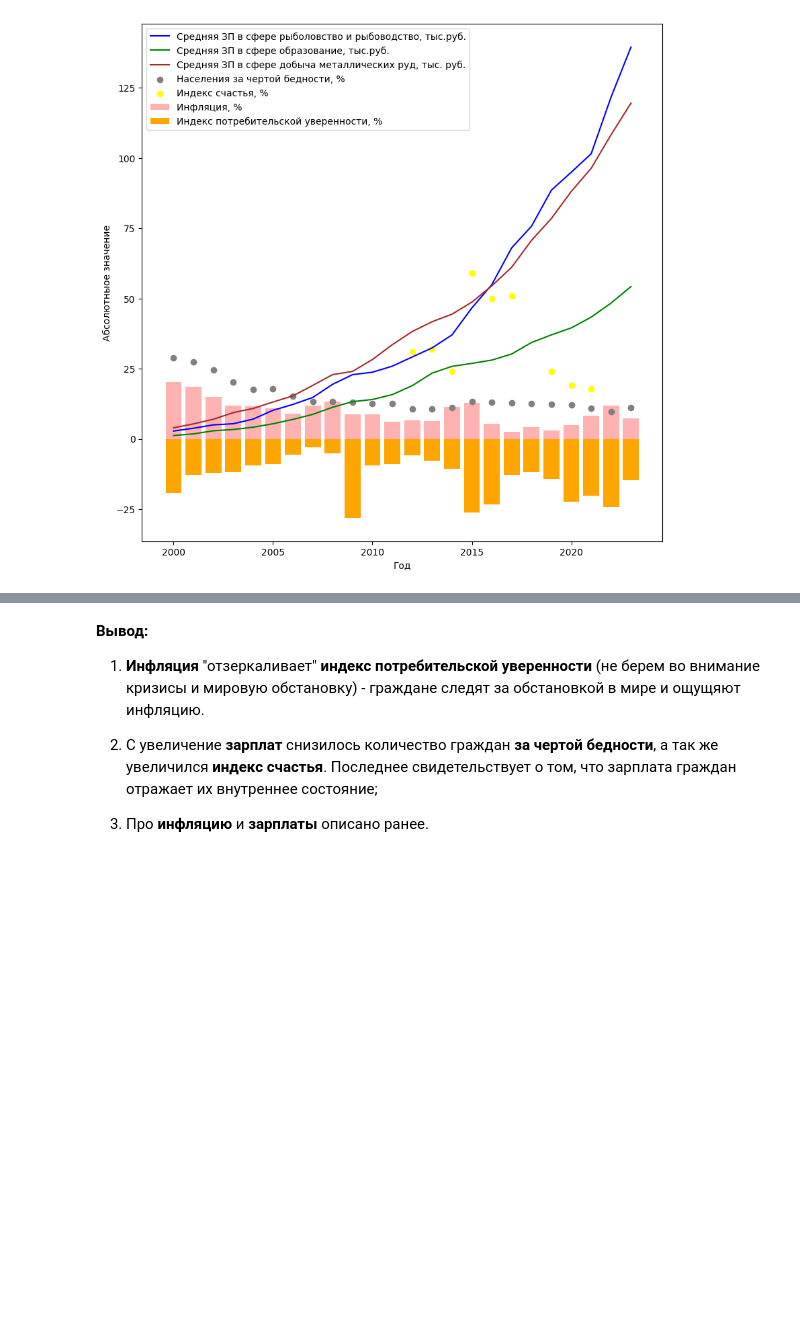
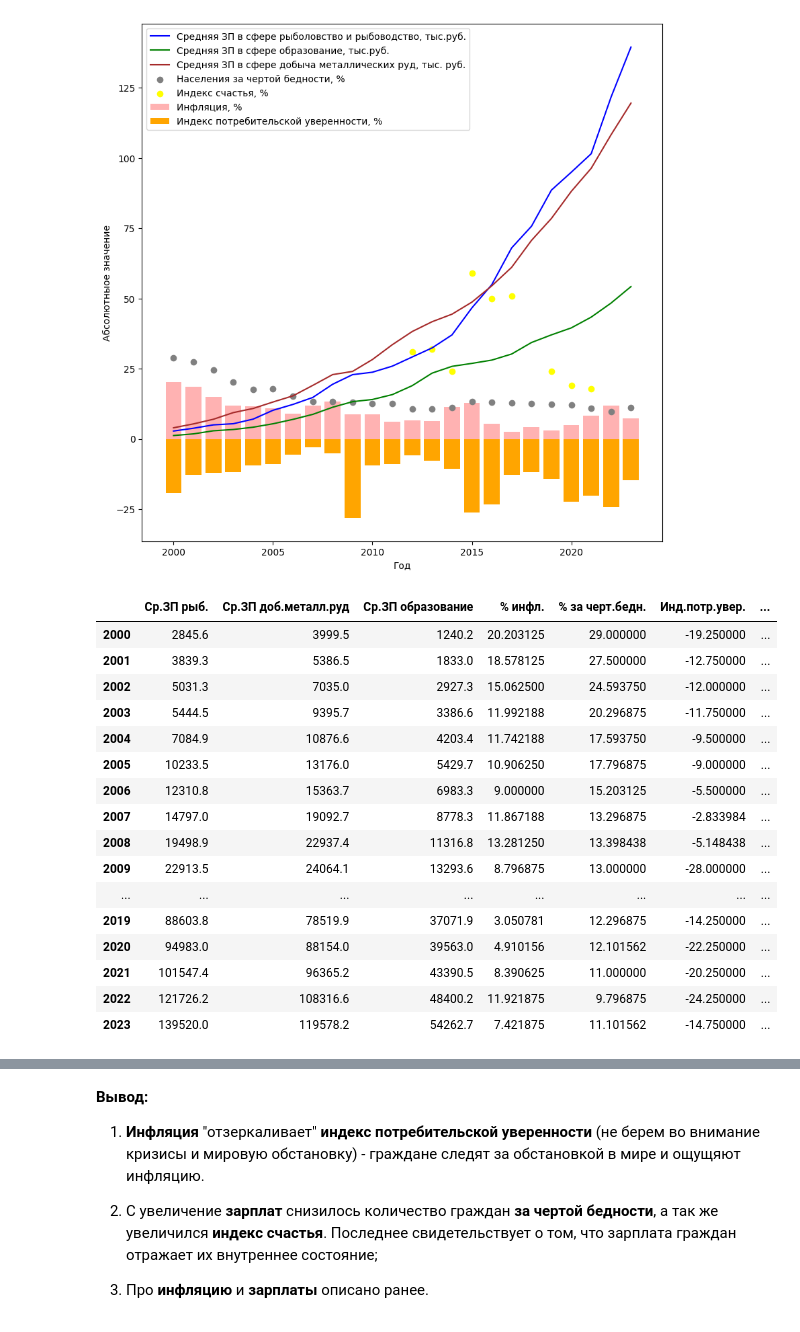
Before and after one commit to qd217/DS_project, a Jupyter notebook: Project.ipynb, the cells around one changed output, grey strips where cells are left out. Cells and saved outputs as stored; diff of their text form; code cells hidden in the pictures; blank space fills up the shorter version.

```diff
--- a/Project.ipynb
+++ b/Project.ipynb
@@ -150,3 +152,36 @@ plt.legend(['Средняя ЗП в сфере рыболовство и рыб
 plt.show()
 # %% [output]
 [figure]
+# %%
+# -- СВОДНАЯ ТАБЛИЦА ДЛЯ АНАЛИЗА --
+data_full = pd.concat([zp_data,infl_data.tail(1),bednos_data.tail(2).head(1),ind_potr_data,ind_hap_data])
+data = data_full.T
+data = data.rename(columns={'рыболовство и рыбоводство': 'Ср.ЗП рыб.','добыча металлических руд': 'Ср.ЗП доб.металл.руд', 'образование' : 'Ср.ЗП образование', 'Всего':'% инфл.', 'В процентах от общей численности населения':'% за черт.бедн.','Индекс потребительской уверенности':'Инд.потр.увер.','Индекс счастья':'Инд.счастья'})
+
+data['Ср.ЗП рыб.'] = data['Ср.ЗП рыб.'].astype(float)
+data['Ср.ЗП доб.металл.руд'] = data['Ср.ЗП доб.металл.руд'].astype(float)
+data['Ср.ЗП образование'] = data['Ср.ЗП образование'].astype(float)
+data['% инфл.'] = data['% инфл.'].astype(np.float16)
+data['% за черт.бедн.'] = data['% за черт.бедн.'].astype(np.float16)
+data['Инд.потр.увер.'] = data['Инд.потр.увер.'].astype(np.float16)
+data['Инд.счастья'] = data['Инд.счастья'].astype(np.float16)
+
+data
+# %% [output]
+|  | Ср.ЗП рыб. | Ср.ЗП доб.металл.руд | Ср.ЗП образование | % инфл. | % за черт.бедн. | Инд.потр.увер. | ... |
+| 2000 | 2845.6 | 3999.5 | 1240.2 | 20.203125 | 29.000000 | -19.250000 | ... |
+| 2001 | 3839.3 | 5386.5 | 1833.0 | 18.578125 | 27.500000 | -12.750000 | ... |
+| 2002 | 5031.3 | 7035.0 | 2927.3 | 15.062500 | 24.593750 | -12.000000 | ... |
+| 2003 | 5444.5 | 9395.7 | 3386.6 | 11.992188 | 20.296875 | -11.750000 | ... |
+| 2004 | 7084.9 | 10876.6 | 4203.4 | 11.742188 | 17.593750 | -9.500000 | ... |
+| 2005 | 10233.5 | 13176.0 | 5429.7 | 10.906250 | 17.796875 | -9.000000 | ... |
+| 2006 | 12310.8 | 15363.7 | 6983.3 | 9.000000 | 15.203125 | -5.500000 | ... |
+| 2007 | 14797.0 | 19092.7 | 8778.3 | 11.867188 | 13.296875 | -2.833984 | ... |
+| 2008 | 19498.9 | 22937.4 | 11316.8 | 13.281250 | 13.398438 | -5.148438 | ... |
+| 2009 | 22913.5 | 24064.1 | 13293.6 | 8.796875 | 13.000000 | -28.000000 | ... |
+| ... | ... | ... | ... | ... | ... | ... | ... |
+| 2019 | 88603.8 | 78519.9 | 37071.9 | 3.050781 | 12.296875 | -14.250000 | ... |
+| 2020 | 94983.0 | 88154.0 | 39563.0 | 4.910156 | 12.101562 | -22.250000 | ... |
+| 2021 | 101547.4 | 96365.2 | 43390.5 | 8.390625 | 11.000000 | -20.250000 | ... |
+| 2022 | 121726.2 | 108316.6 | 48400.2 | 11.921875 | 9.796875 | -24.250000 | ... |
+| 2023 | 139520.0 | 119578.2 | 54262.7 | 7.421875 | 11.101562 | -14.750000 | ... |
```
Also changed, not shown: parts of 3 cells of this notebook.
